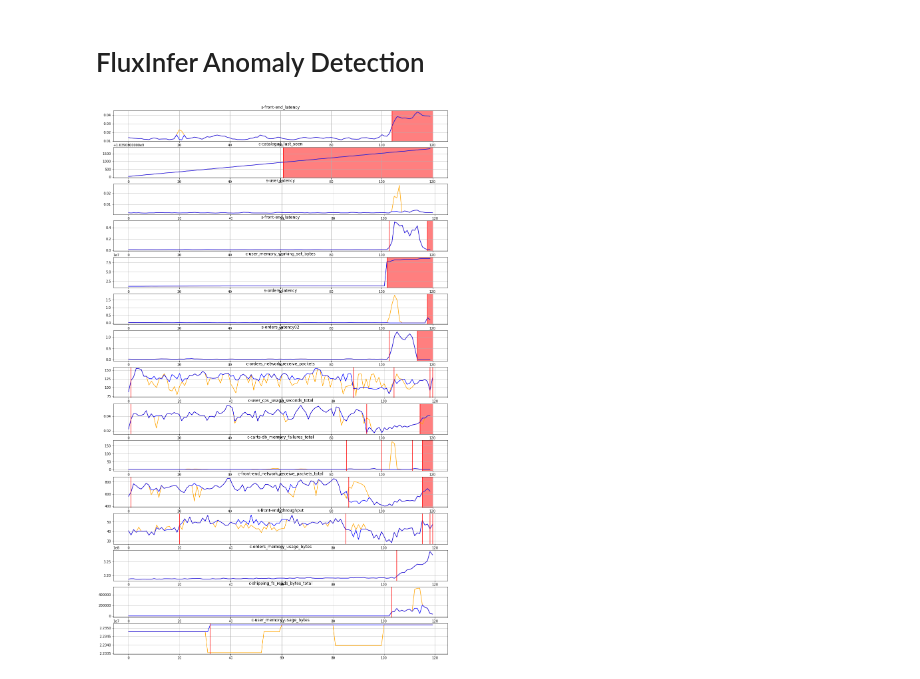
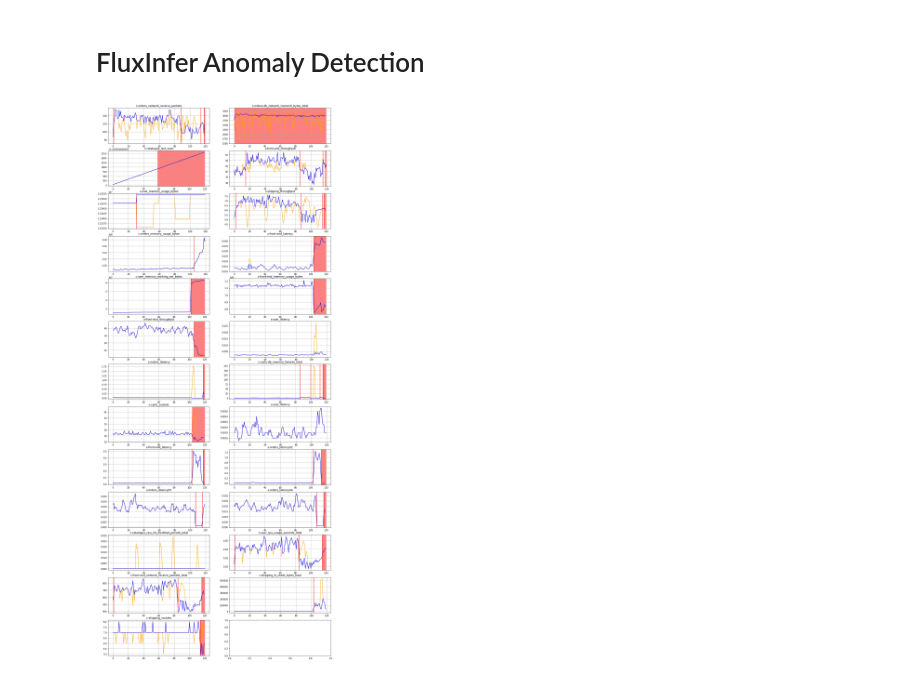
Before and after one commit to ai4sre/meltria-analyzer, a Jupyter notebook: notebooks/fluxinfer_ad.ipynb, the cells around one changed output. Cells and saved outputs as stored; diff of their text form; code cells hidden in the pictures.

```diff
--- a/notebooks/fluxinfer_ad.ipynb
+++ b/notebooks/fluxinfer_ad.ipynb
@@ -50,21 +51,23 @@ def fluxinfer_detect_anomaly(x: np.ndarray) -> bool:
     return np.abs(np.mean(zscores)) > 3*np.std(zscores)
 # %%
 cases = sockshop.testcases_of_sockshop
-fig, axs = plt.subplots(len(cases), ncols=1)
-fig.set_size_inches(18, 2*len(cases))
+ncols = 2
+nrows = math.ceil(len(cases)/ncols)
+fig, axs = plt.subplots(nrows, ncols=ncols)
+fig.set_size_inches(18, 4.0*nrows)
 for case, ax in zip(cases, axs.flatten()):
     # if case['name'] != 'c-orders_memory_usage_bytes':
     #     continue
     ts = np.array(case['datapoints'])
     smoothed_x, segs, seg_bounds = fluxinfer_smooth(ts)
     is_anomaly: bool = fluxinfer_detect_anomaly(ts)
     ax.grid()
     ax.set_title(case['name'])
     ax.plot(case['datapoints'], color='orange')
     ax.plot(smoothed_x, color='blue')
     for bound in seg_bounds:
         ax.axvline(bound, color='r')
     if is_anomaly:
         ax.axvspan(seg_bounds[-1], len(ts), color='red', alpha=0.5)
 # %% [output]
-[figure, old version]
+[figure, new version]
```
Also changed, not shown: parts of 1 cell of this notebook.
